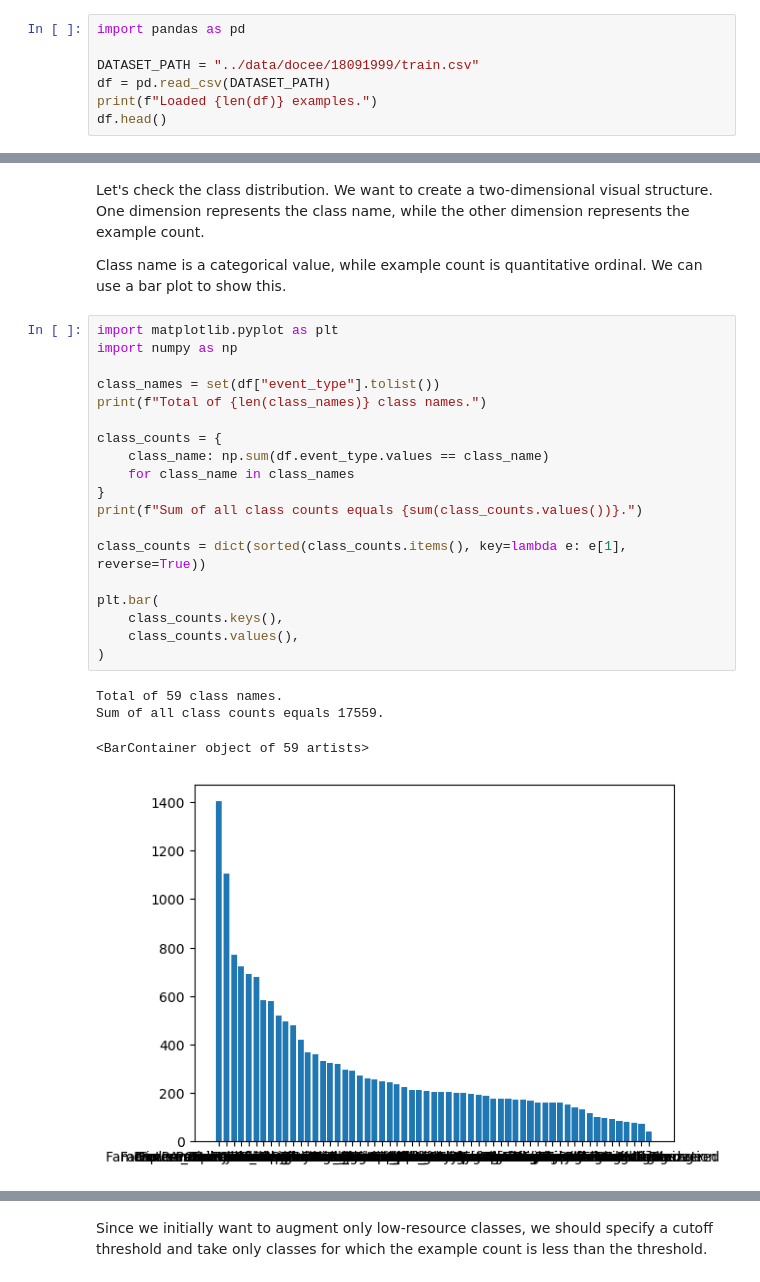
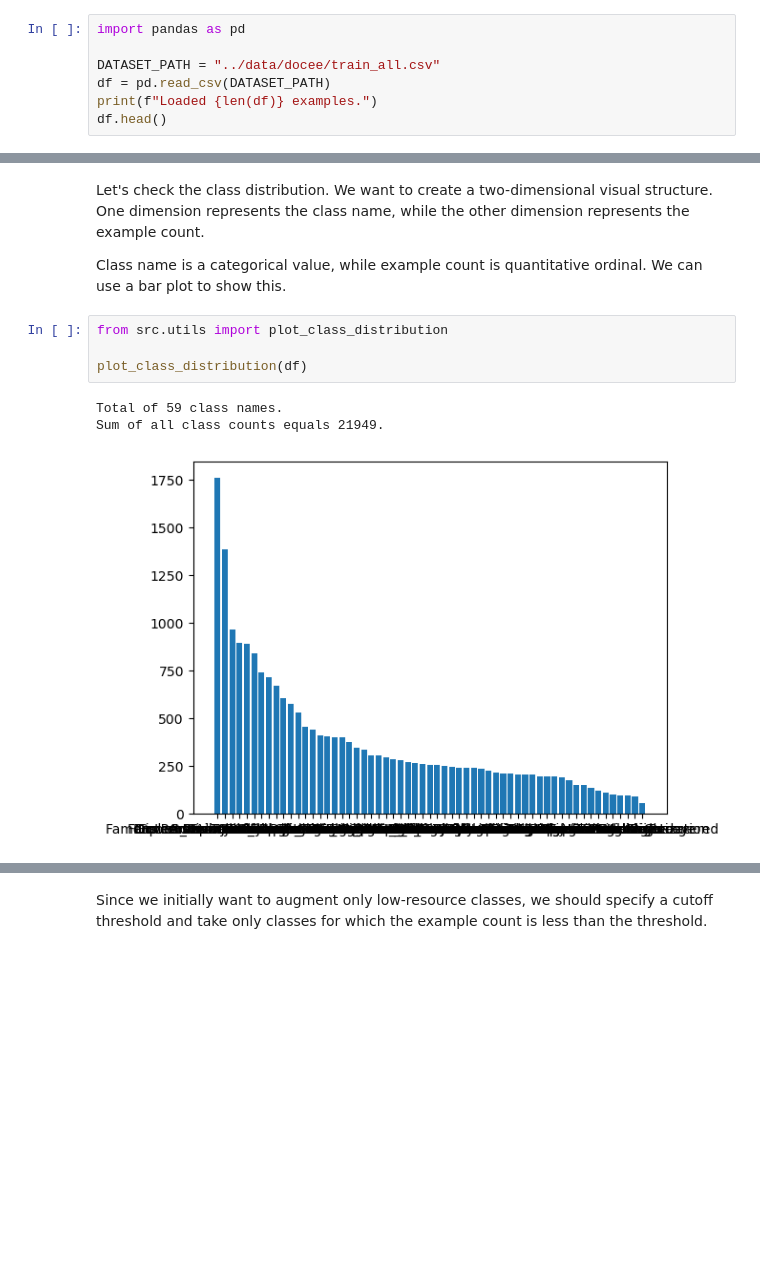
Before and after one commit to jankovidakovic/cross_lingual_data_augmentation, a Jupyter notebook: notebooks/0.3-jvidakovic-wiki_news_split.ipynb, the cells around one changed output, grey strips where cells are left out. Saved outputs shown, nothing was run; the diff lists cells and outputs as text; blank space fills up the shorter version.

```diff
--- a/notebooks/0.3-jvidakovic-wiki_news_split.ipynb
+++ b/notebooks/0.3-jvidakovic-wiki_news_split.ipynb
@@ -3,7 +3,7 @@ First, let's load the dataset.
 # %%
 import pandas as pd
 
-DATASET_PATH = "../data/docee/18091999/train.csv"
+DATASET_PATH = "../data/docee/train_all.csv"
 df = pd.read_csv(DATASET_PATH)
 print(f"Loaded {len(df)} examples.")
 df.head()
@@ -38,27 +38,11 @@ We want to create a two-dimensional visual structure. One dimension represents t
 
 Class name is a categorical value, while example count is quantitative ordinal.
 We can use a bar plot to show this.
-# %%
-import matplotlib.pyplot as plt
-import numpy as np
-
-class_names = set(df["event_type"].tolist())
-print(f"Total of {len(class_names)} class names.")
-
-class_counts = {
-    class_name: np.sum(df.event_type.values == class_name)
-    for class_name in class_names
-}
-print(f"Sum of all class counts equals {sum(class_counts.values())}.")
-
-class_counts = dict(sorted(class_counts.items(), key=lambda e: e[1], reverse=True))
-
-plt.bar(
-    class_counts.keys(),
-    class_counts.values(),
-)
-# %% [output]
-Total of 59 class names.
-Sum of all class counts equals 17559.
-<BarContainer object of 59 artists>
-[figure, removed]
+# %%
+from src.utils import plot_class_distribution
+
+plot_class_distribution(df)
+# %% [output]
+Total of 59 class names.
+Sum of all class counts equals 21949.
+[figure, added]
```
Also changed, not shown: parts of 10 cells of this notebook, 2 other files.
